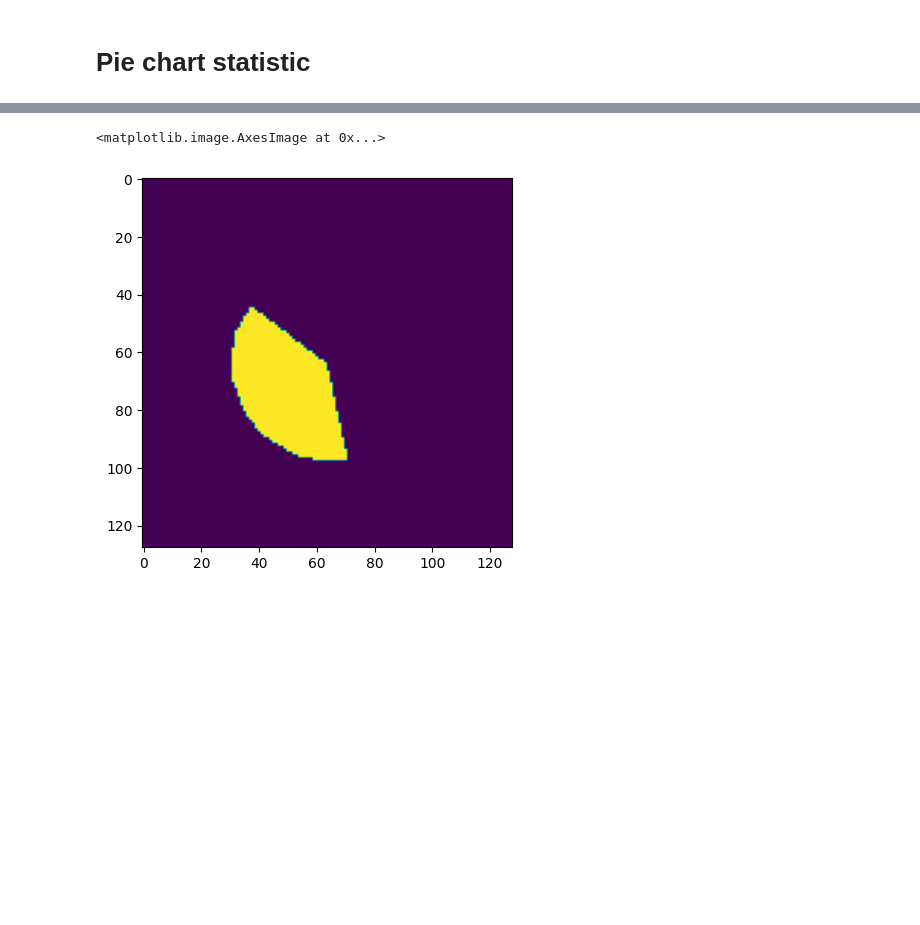
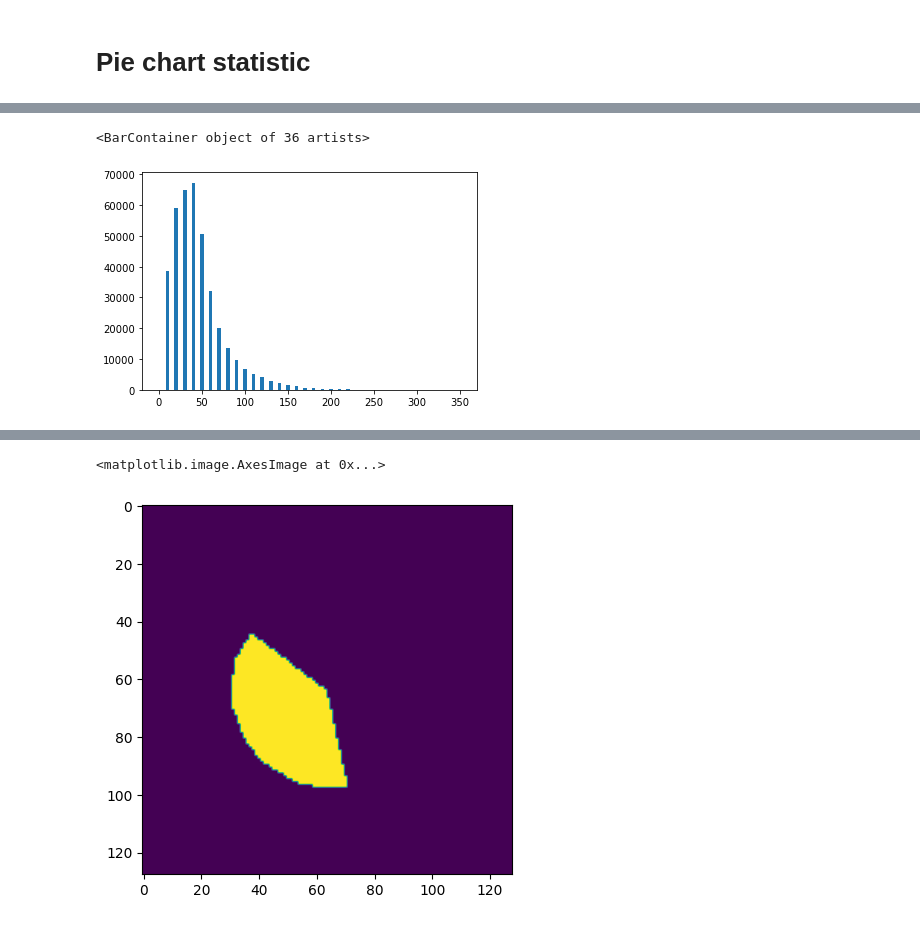
Before and after one commit to mahsageshvadi/Mask-RCNN-TF2, a Jupyter notebook: samples/cqa/Mask_RCNN_PieChart.ipynb, the cells around one changed output, grey strips where cells are left out. Cells and saved outputs as stored; diff of their text form; code cells hidden in the pictures; blank space fills up the shorter version.

```diff
--- a/samples/cqa/Mask_RCNN_PieChart.ipynb
+++ b/samples/cqa/Mask_RCNN_PieChart.ipynb
@@ -214,3 +237,8 @@ plt.show()
+# %%
+plt.bar(ranges, count, width=4)
+# %% [output]
+<BarContainer object of 36 artists>
+[figure, added]
 # %%
 class InferenceConfig(ShapesConfig):
     GPU_COUNT = 1
```
Also changed, not shown: parts of 15 cells of this notebook, 6 other files.
